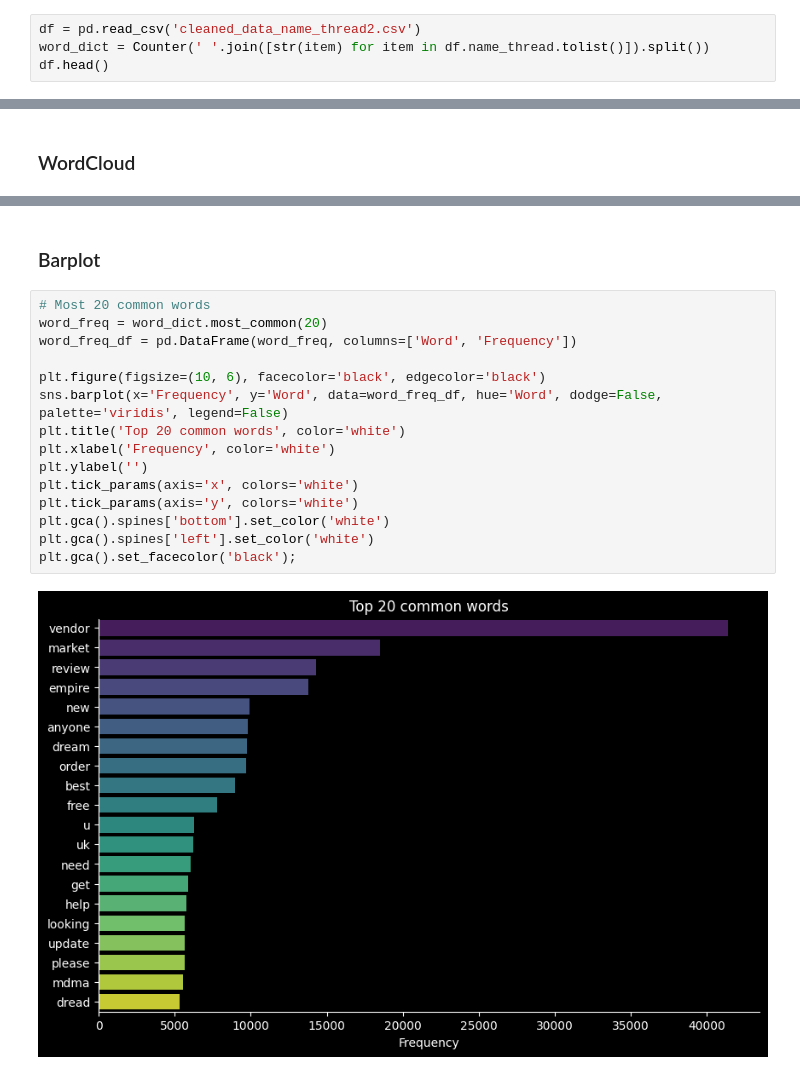
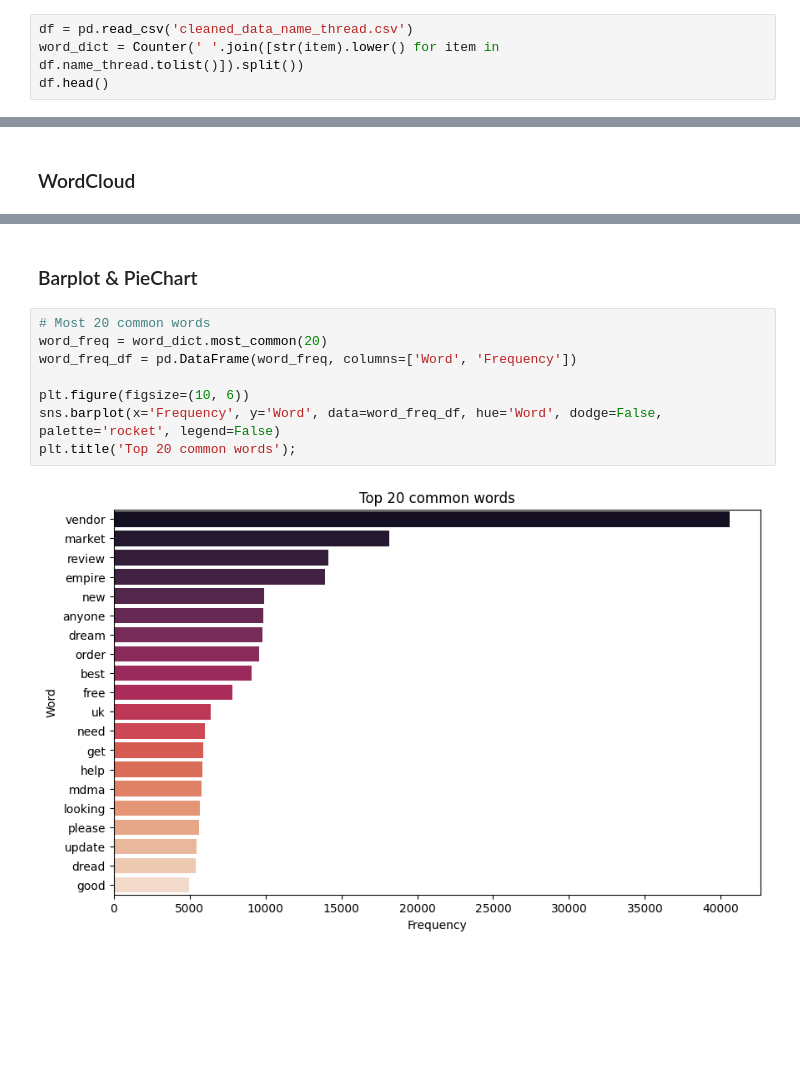
Before and after one commit to D0men1c0/GSoC, a Jupyter notebook: Analyze_files/Completed/TextAnalysis.ipynb, the cells around one changed output, grey strips where cells are left out. Cells and saved outputs as stored; diff of their text form; blank space fills up the shorter version.

```diff
--- a/Analyze_files/Completed/TextAnalysis.ipynb
+++ b/Analyze_files/Completed/TextAnalysis.ipynb
@@ -159,8 +160,8 @@ df_unique.to_csv('name_thread.txt', index=False, header=False)
 # %% [markdown]
 ## Plot Most-frequent Word
 # %%
-df = pd.read_csv('cleaned_data_name_thread2.csv')
-word_dict = Counter(' '.join([str(item) for item in df.name_thread.tolist()]).split())
+df = pd.read_csv('cleaned_data_name_thread.csv')
+word_dict = Counter(' '.join([str(item).lower() for item in df.name_thread.tolist()]).split())
 df.head()
 # %% [output]
 |  | name_board | creator_thread | creator_id_thread | name_thread | created_on | registration_date | ... |
@@ -182,19 +183,12 @@ plt.axis("off");
 # %% [markdown]
-### Barplot
+### Barplot & PieChart
 # %%
 # Most 20 common words
 word_freq = word_dict.most_common(20)
 word_freq_df = pd.DataFrame(word_freq, columns=['Word', 'Frequency'])
 
-plt.figure(figsize=(10, 6), facecolor='black', edgecolor='black')
-sns.barplot(x='Frequency', y='Word', data=word_freq_df, hue='Word', dodge=False, palette='viridis', legend=False)
-plt.title('Top 20 common words', color='white')
-plt.xlabel('Frequency', color='white')
-plt.ylabel('')
-plt.tick_params(axis='x', colors='white')
-plt.tick_params(axis='y', colors='white')
-plt.gca().spines['bottom'].set_color('white')
-plt.gca().spines['left'].set_color('white')
-plt.gca().set_facecolor('black');
+plt.figure(figsize=(10, 6))
+sns.barplot(x='Frequency', y='Word', data=word_freq_df, hue='Word', dodge=False, palette='rocket', legend=False)
+plt.title('Top 20 common words');
 # %% [output]
-[figure, old version]
+[figure, new version]
```
Also changed, not shown: parts of 8 cells of this notebook, 1 other file.
